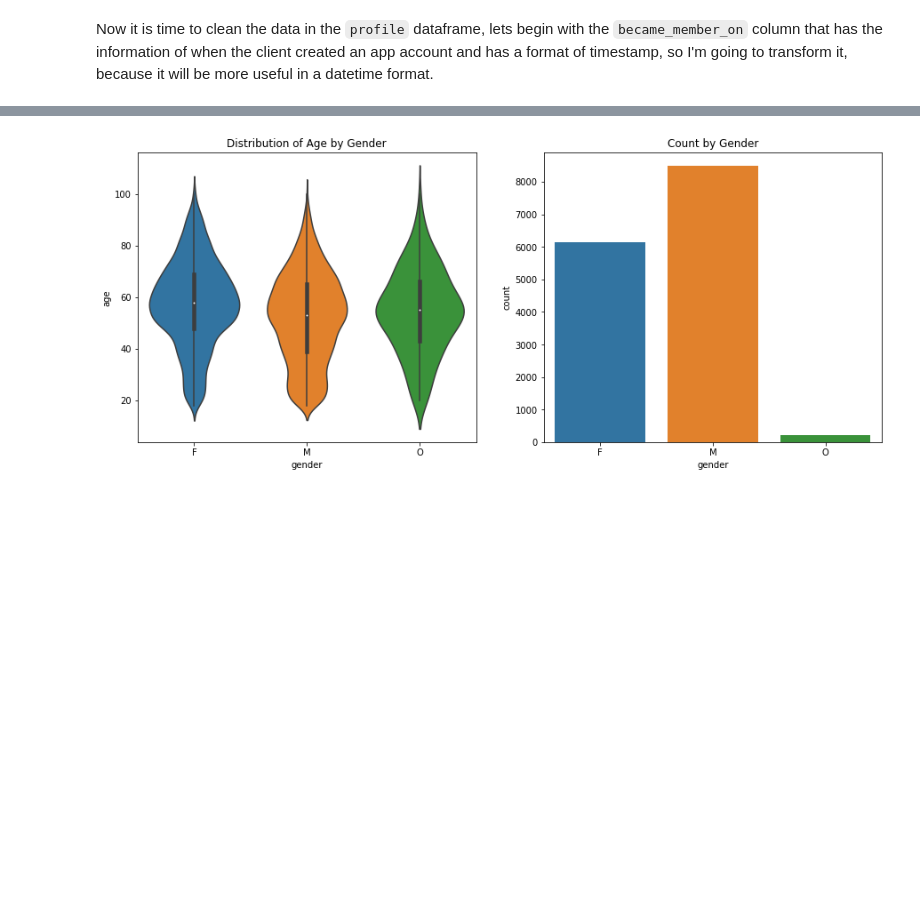
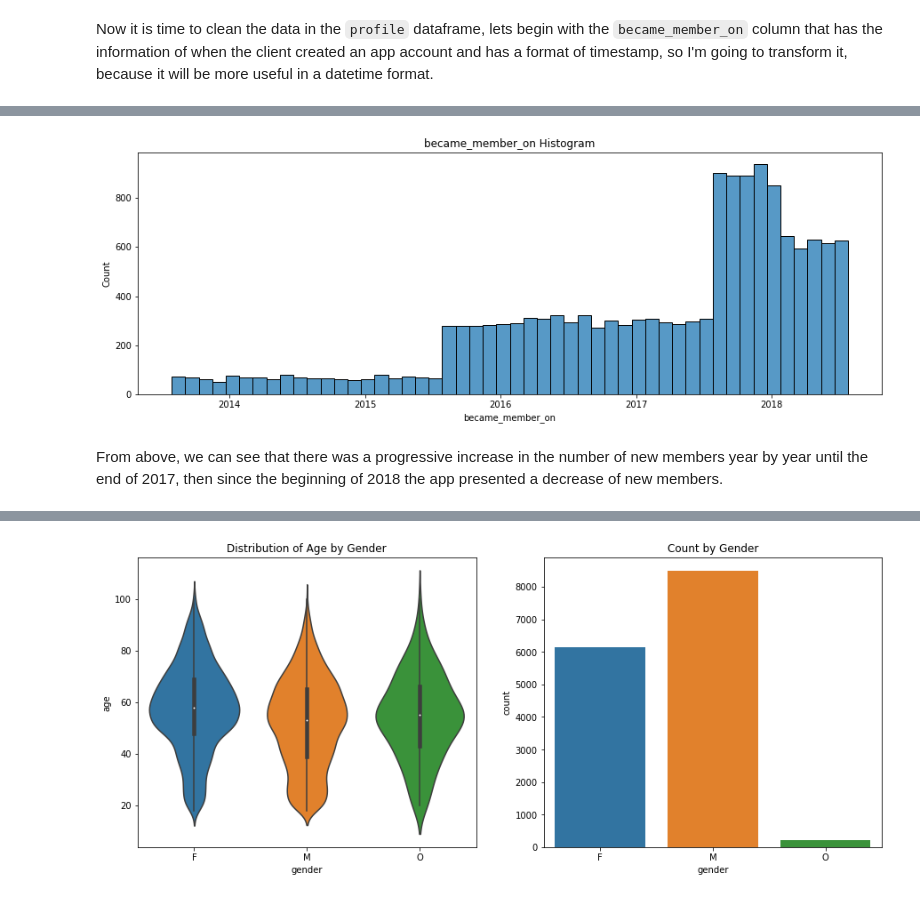
Before and after one commit to Haroldg94/Udacity-Machine-Learning-Engineer-Nanodegree, a Jupyter notebook: Capstone_project.ipynb, the cells around one changed output, grey strips where cells are left out. Drawn from its saved outputs; the diff is of its cells as text; code cells hidden in the pictures; blank space fills up the shorter version.

```diff
--- a/Capstone_project.ipynb
+++ b/Capstone_project.ipynb
@@ -43,3 +96,13 @@ profile.head()
+# %%
+# Plotting the bocame_member_on feature histogram
+plt.figure(figsize = (15,5))
+sns.histplot(data = profile, x = 'became_member_on', bins = 50)
+plt.title('became_member_on Histogram')
+plt.show()
+# %% [output]
+[figure, added]
+# %% [markdown]
+From above, we can see that there was a progressive increase in the number of new members year by year until the end of 2017, then since the beginning of 2018 the app presented a decrease of new members.
 # %%
 # Separating the day, month and year into different columns
 profile.loc[:,'member_day'] = profile.became_member_on.apply(lambda x: x.day)
```
Also changed, not shown: parts of 21 cells of this notebook.
